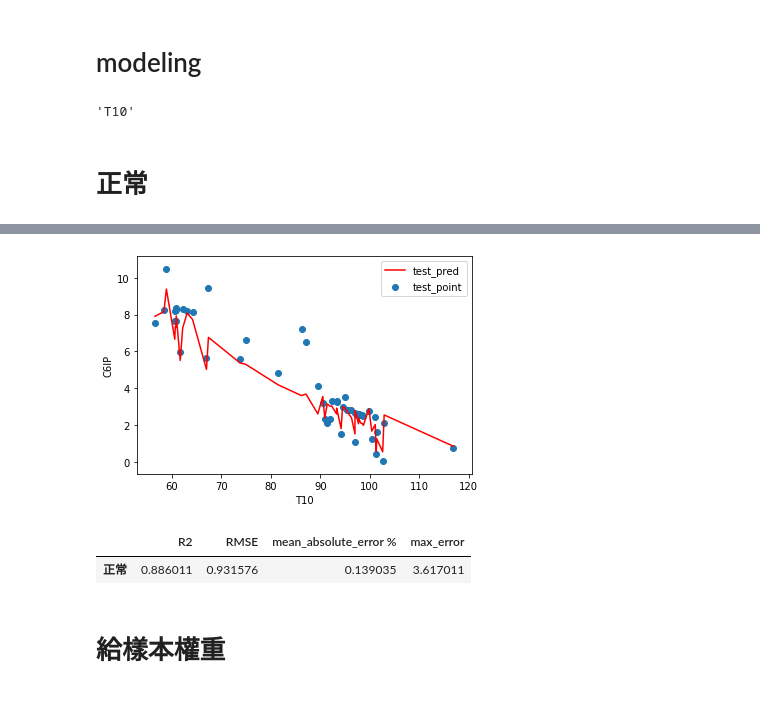
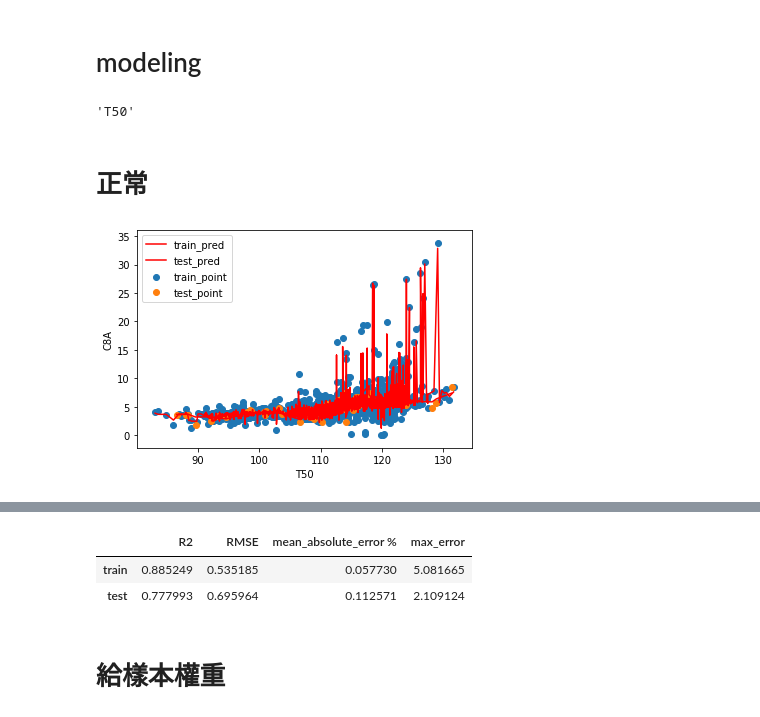
Before and after one commit to skywalker0803r/works, a Jupyter notebook: 計算樣本權重.ipynb, the cells around one changed output, grey strips where cells are left out. Saved outputs shown, nothing was run; the diff lists cells and outputs as text; code cells hidden in the pictures.

```diff
--- a/計算樣本權重.ipynb
+++ b/計算樣本權重.ipynb
@@ -69,7 +69,7 @@ import seaborn as sns
 train['tag'] = 'train'
 test['tag'] = 'test'
 features = train.iloc[:,:4].columns.tolist()
-y_name = 'C6IP'
+y_name = 'C8A'
 fig = plt.figure(figsize=(24,3))
 for i,col in enumerate(features):
   plt.subplot(1,4,i+1)
@@ -143,19 +143,30 @@ def pred_plot(df,by_col,name):
 by_col = abs(train[features+[y_name]].corr()[y_name].drop(y_name)).argmax()
 by_col
 # %% [output]
-'T10'
+'T50'
 # %% [markdown]
 # 正常
 # %%
 from lightgbm import LGBMRegressor
+from catboost import CatBoostRegressor
 from xgboost import XGBRegressor
 from sklearn.svm import SVR
-model = XGBRegressor()
+
 X_train = train[features];y_train = train[y_name]
 X_test = test[features];y_test = test[y_name]
-model.fit(X_train,y_train)
+
+model = CatBoostRegressor(n_estimators=1000,verbose=False)
+model.fit(X_train,y_train,eval_set = (X_test,y_test))
+
+train['y_pred'] = model.predict(X_train)
 test['y_pred'] = model.predict(X_test)
+
+pred_plot(train,by_col,'train')
 pred_plot(test,by_col,'test')
 plt.show()
-metric(test[y_name],test['y_pred'],'正常')
+
+print(y_name)
+metric(train[y_name],train['y_pred'],'train').append(
+metric(test[y_name],test['y_pred'],'test'))
 # %% [output]
+[figure, new version]
@@ -163,6 +174,6 @@ metric(test[y_name],test['y_pred'],'正常')
-[figure, old version]
 |  | R2 | RMSE | mean_absolute_error % | max_error |
-| 正常 | 0.886011 | 0.931576 | 0.139035 | 3.617011 |
+| train | 0.885249 | 0.535185 | 0.057730 | 5.081665 |
+| test | 0.777993 | 0.695964 | 0.112571 | 2.109124 |
 # %% [markdown]
 # 給樣本權重
 # %%
```
Also changed, not shown: parts of 7 cells of this notebook.
